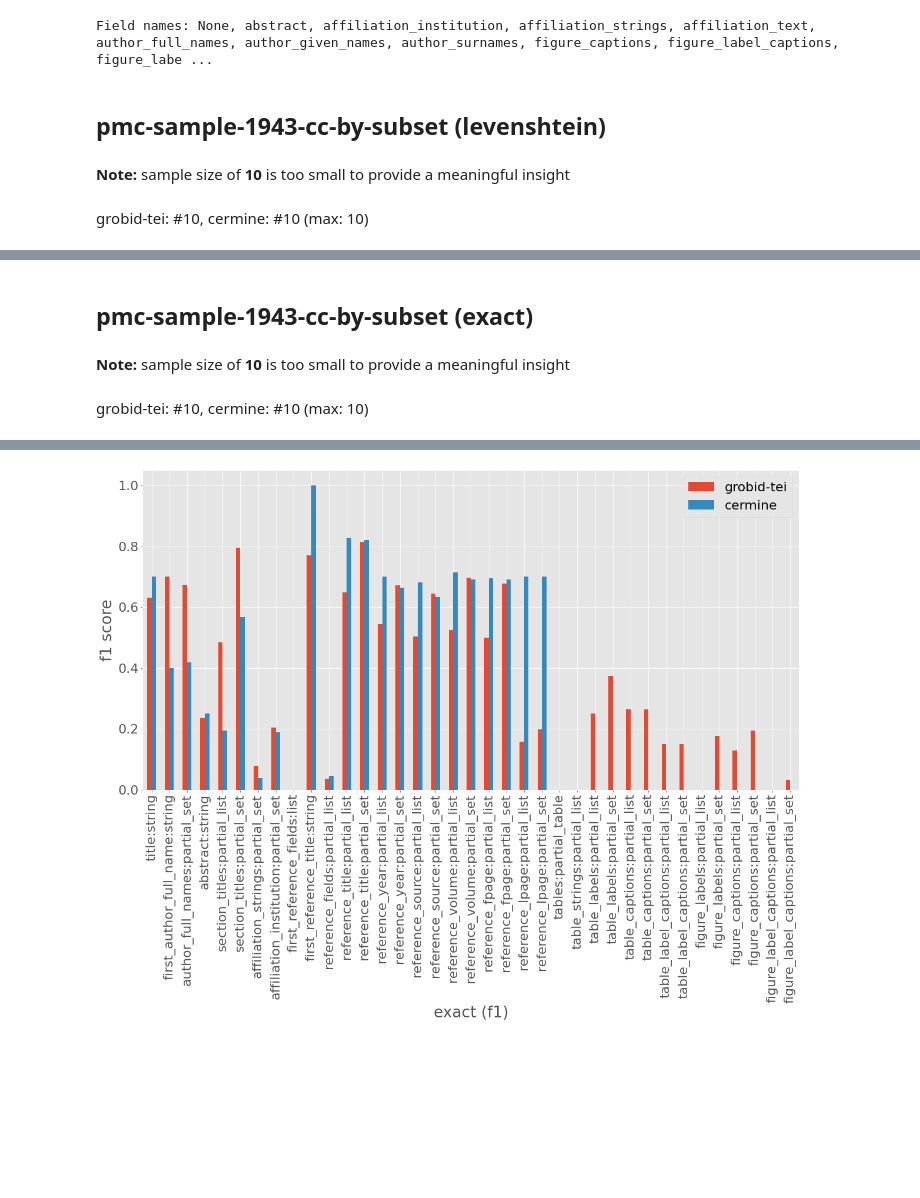
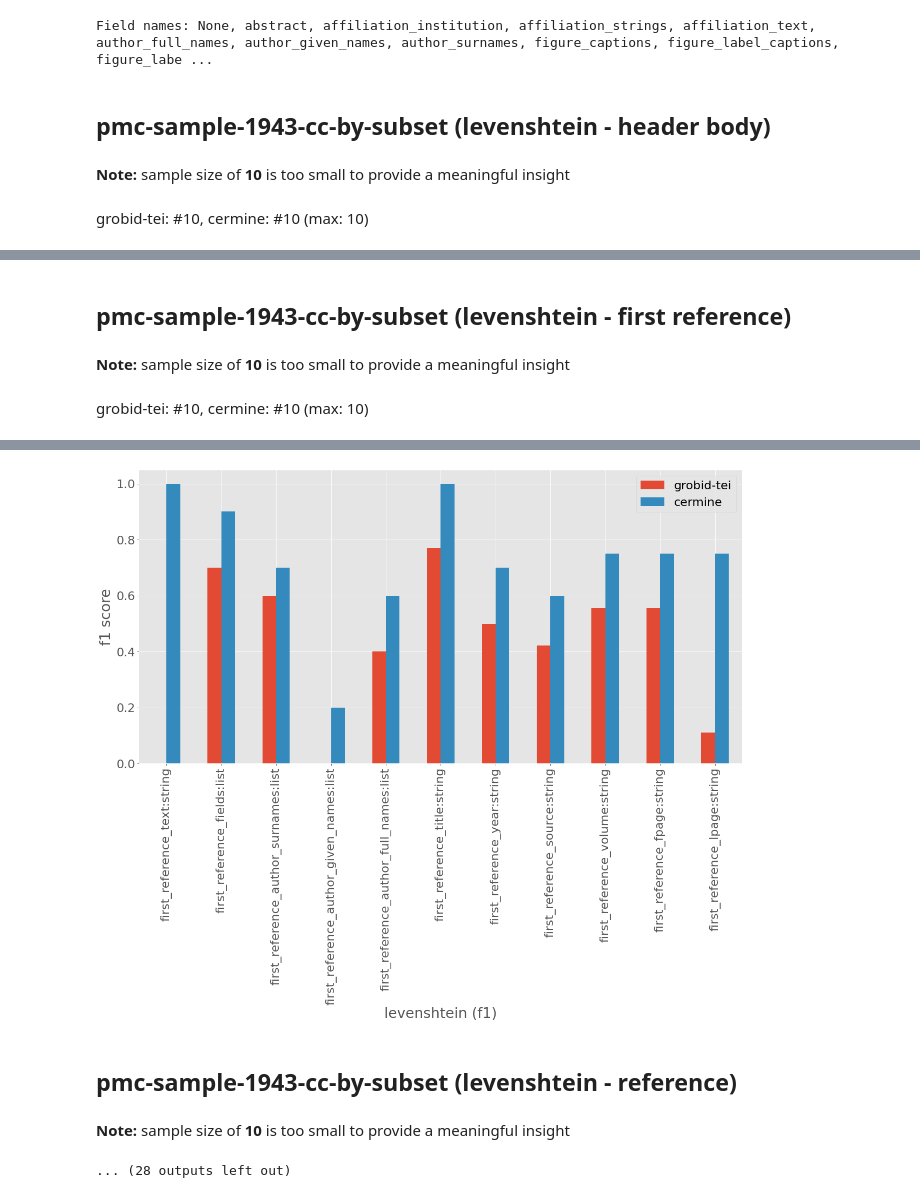
Before and after one commit to elifesciences/sciencebeam-judge, a Jupyter notebook: notebooks/conversion-results-summary.ipynb, the cells around one changed output, grey strips where cells are left out. Saved outputs shown, nothing was run; the diff lists cells and outputs as text; code cells hidden in the pictures; blank space fills up the shorter version.

Commit message:
separated summary field names and added more reference fields

```diff
--- a/notebooks/conversion-results-summary.ipynb
+++ b/notebooks/conversion-results-summary.ipynb
@@ -79,7 +97,7 @@ def parse_list_dict(s):
 
 
 tool_names = parse_list(tool_names)
-field_names = parse_list(field_names)
+# field_names = parse_list(field_names)
 evaluation_methods = parse_list(evaluation_methods)
 
 try:
@@ -299,20 +317,21 @@ all_field_summaries_label_and_df = [
 
 for evaluation_method in evaluation_methods:
     for prefix in distinct_dataset_names:
-        printmd('## %s (%s)' % (prefix, evaluation_method))
-        show_field_summaries(
-            [
-                (name, df)
-                for name, df in all_field_summaries_label_and_df
-                if name.startswith(prefix)
-            ],
-            evaluation_method=evaluation_method,
-            score_name='f1',
-            field_names=field_names,
-            table_id='%s-%s-summary' % (prefix, evaluation_method)
-        )
+        for field_set_name, field_names in field_set_field_names:
+            printmd('## %s (%s - %s)' % (prefix, evaluation_method, field_set_name))
+            show_field_summaries(
+                [
+                    (name, df)
+                    for name, df in all_field_summaries_label_and_df
+                    if name.startswith(prefix)
+                ],
+                evaluation_method=evaluation_method,
+                score_name='f1',
+                field_names=field_names,
+                table_id='%s-%s-summary' % (prefix, evaluation_method)
+            )
 # %% [output]
-pmc-sample-1943-cc-by-subset (levenshtein)
+pmc-sample-1943-cc-by-subset (levenshtein - header body)
 Note: sample size of 10 is too small to provide a meaningful insight
 grobid-tei: #10, cermine: #10 (max: 10)
 |  | grobid-tei | cermine | field_name | scoring_type | evaluation_method |
@@ -336,4 +348,4 @@ grobid-tei: #10, cermine: #10 (max: 10)
-pmc-sample-1943-cc-by-subset (exact)
+pmc-sample-1943-cc-by-subset (levenshtein - first reference)
 Note: sample size of 10 is too small to provide a meaningful insight
 grobid-tei: #10, cermine: #10 (max: 10)
 |  | grobid-tei | cermine | field_name | scoring_type | evaluation_method |
@@ -356 +364,4 @@ grobid-tei: #10, cermine: #10 (max: 10)
-[figure, old version]
+[figure, new version]
+pmc-sample-1943-cc-by-subset (levenshtein - reference)
+Note: sample size of 10 is too small to provide a meaningful insight
+... (28 outputs left out)
```
Also changed, not shown: parts of 2 cells of this notebook.
